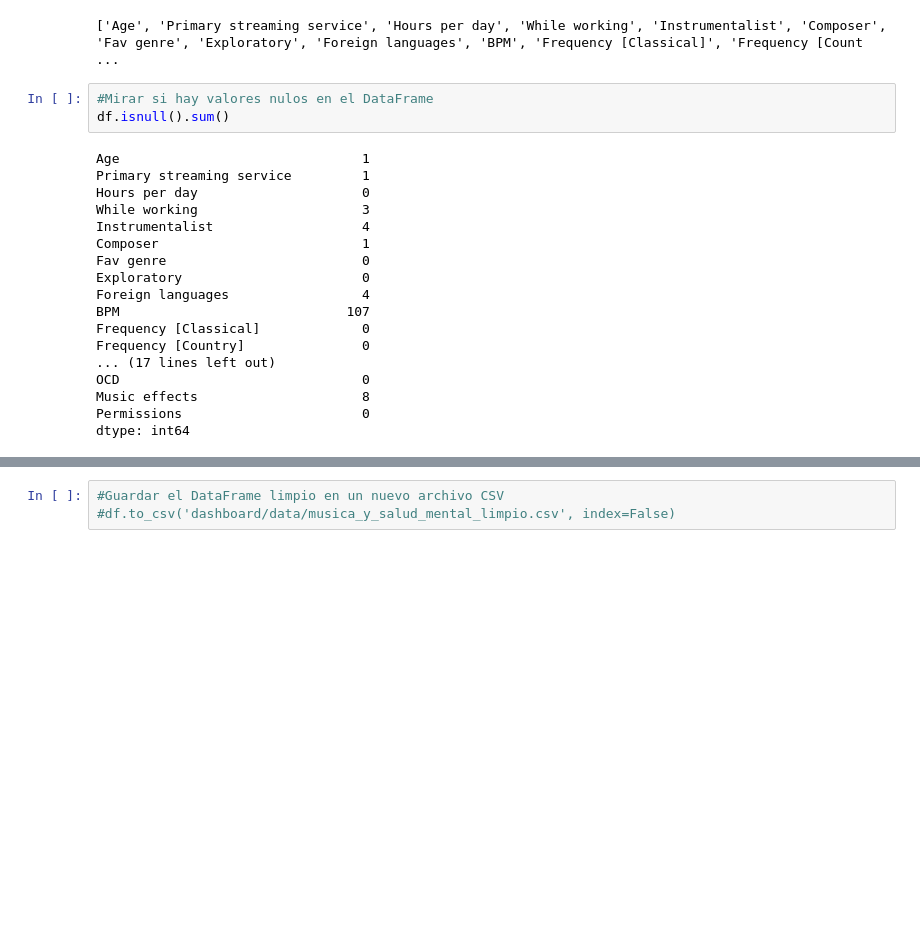
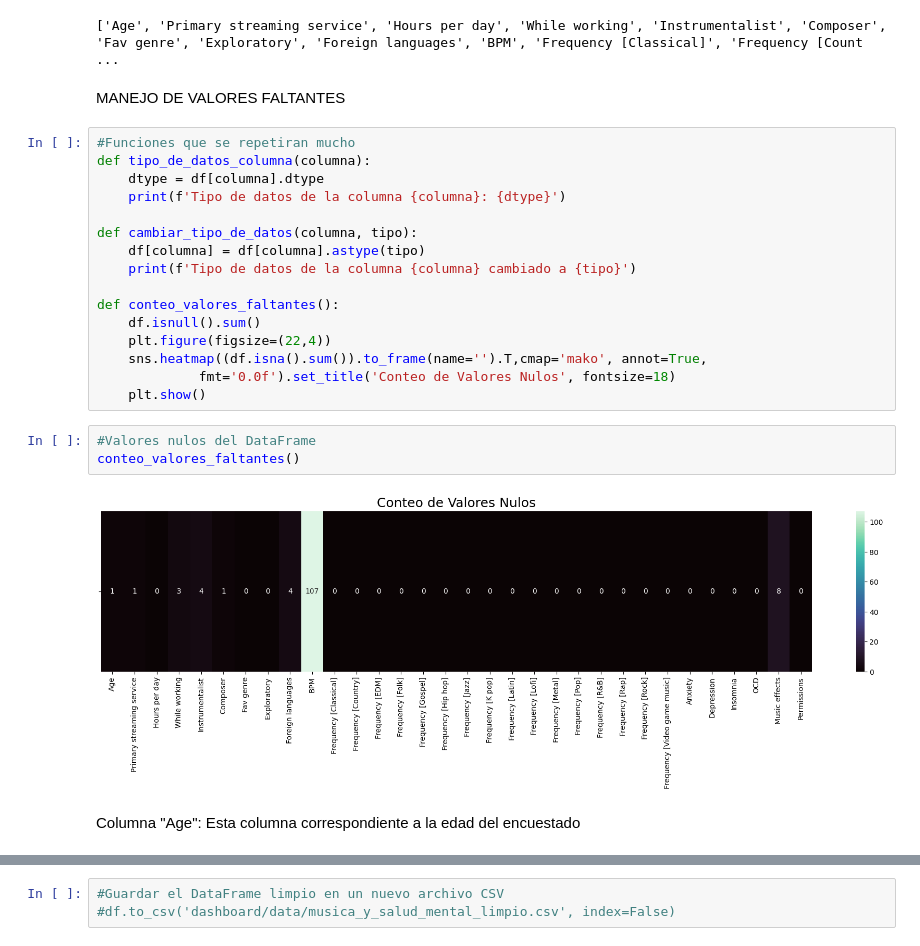
Before and after one commit to mirandaCodeCuantico/dashboard_web-musica, a Jupyter notebook: limpieza.ipynb, the cells around one changed output, grey strips where cells are left out. Drawn from its saved outputs; the diff is of its cells as text; blank space fills up the shorter version.

```diff
--- a/limpieza.ipynb
+++ b/limpieza.ipynb
@@ -40,24 +40,28 @@ columnas = df.columns.tolist()
 print(columnas)
 # %% [output]
 ['Age', 'Primary streaming service', 'Hours per day', 'While working', 'Instrumentalist', 'Composer', 'Fav genre', 'Exploratory', 'Foreign languages', 'BPM', 'Frequency [Classical]', 'Frequency [Count ...
-# %%
-#Mirar si hay valores nulos en el DataFrame
-df.isnull().sum()
-# %% [output]
-Age                               1
-Primary streaming service         1
-Hours per day                     0
-While working                     3
-Instrumentalist                   4
-Composer                          1
-Fav genre                         0
-Exploratory                       0
-Foreign languages                 4
-BPM                             107
-Frequency [Classical]             0
-Frequency [Country]               0
-... (17 lines left out)
-OCD                               0
-Music effects                     8
-Permissions                       0
-dtype: int64
+# %% [markdown]
+MANEJO DE VALORES FALTANTES
+# %%
+#Funciones que se repetiran mucho
+def tipo_de_datos_columna(columna):
+    dtype = df[columna].dtype
+    print(f'Tipo de datos de la columna {columna}: {dtype}')
+
+def cambiar_tipo_de_datos(columna, tipo):
+    df[columna] = df[columna].astype(tipo)
+    print(f'Tipo de datos de la columna {columna} cambiado a {tipo}')
+
+def conteo_valores_faltantes():
+    df.isnull().sum()
+    plt.figure(figsize=(22,4))
+    sns.heatmap((df.isna().sum()).to_frame(name='').T,cmap='mako', annot=True,
+             fmt='0.0f').set_title('Conteo de Valores Nulos', fontsize=18)
+    plt.show()
+# %%
+#Valores nulos del DataFrame
+conteo_valores_faltantes()
+# %% [output]
+[figure, added]
+# %% [markdown]
+Columna "Age": Esta columna correspondiente a la edad del encuestado
```
Also changed, not shown: parts of 26 cells of this notebook.
